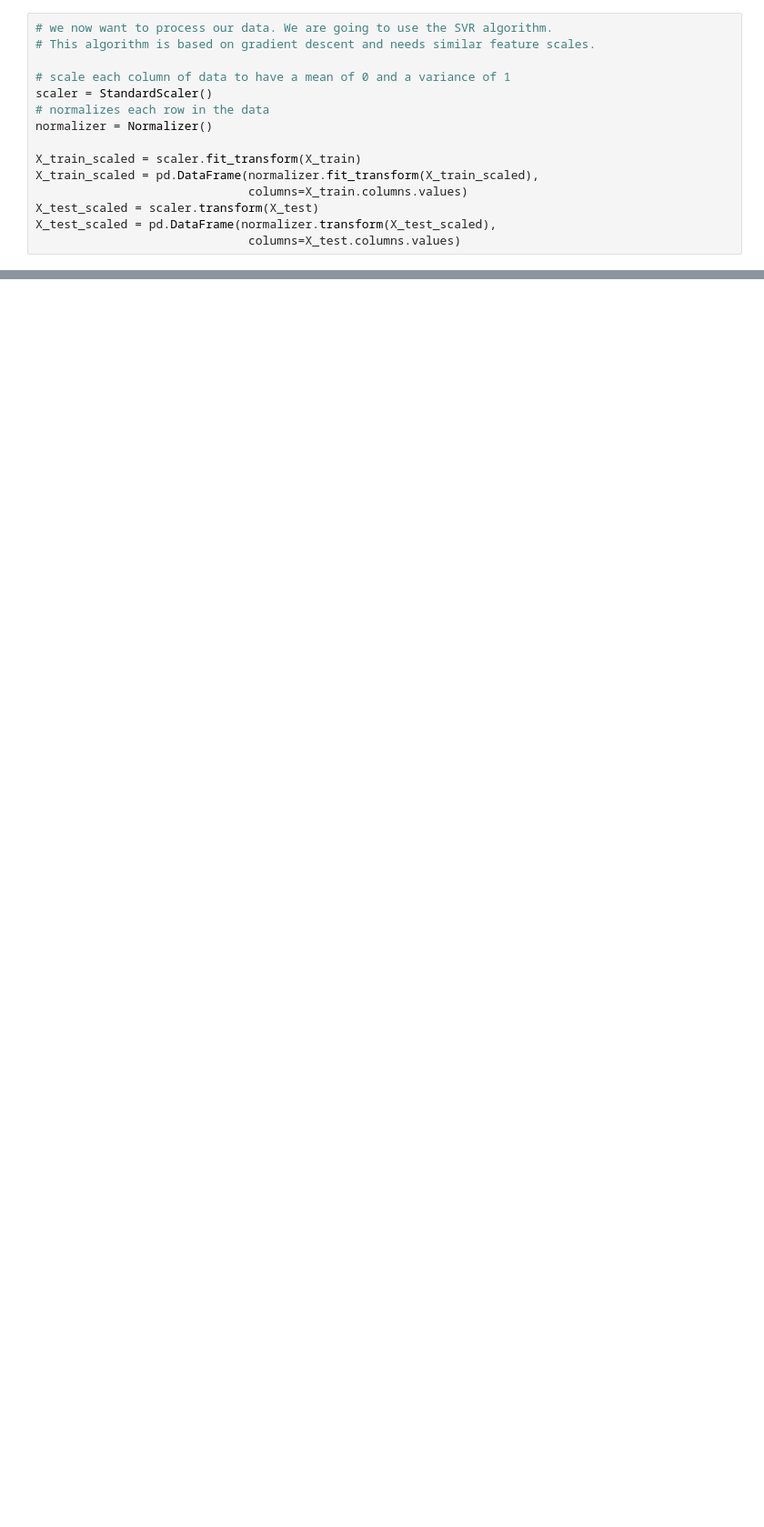
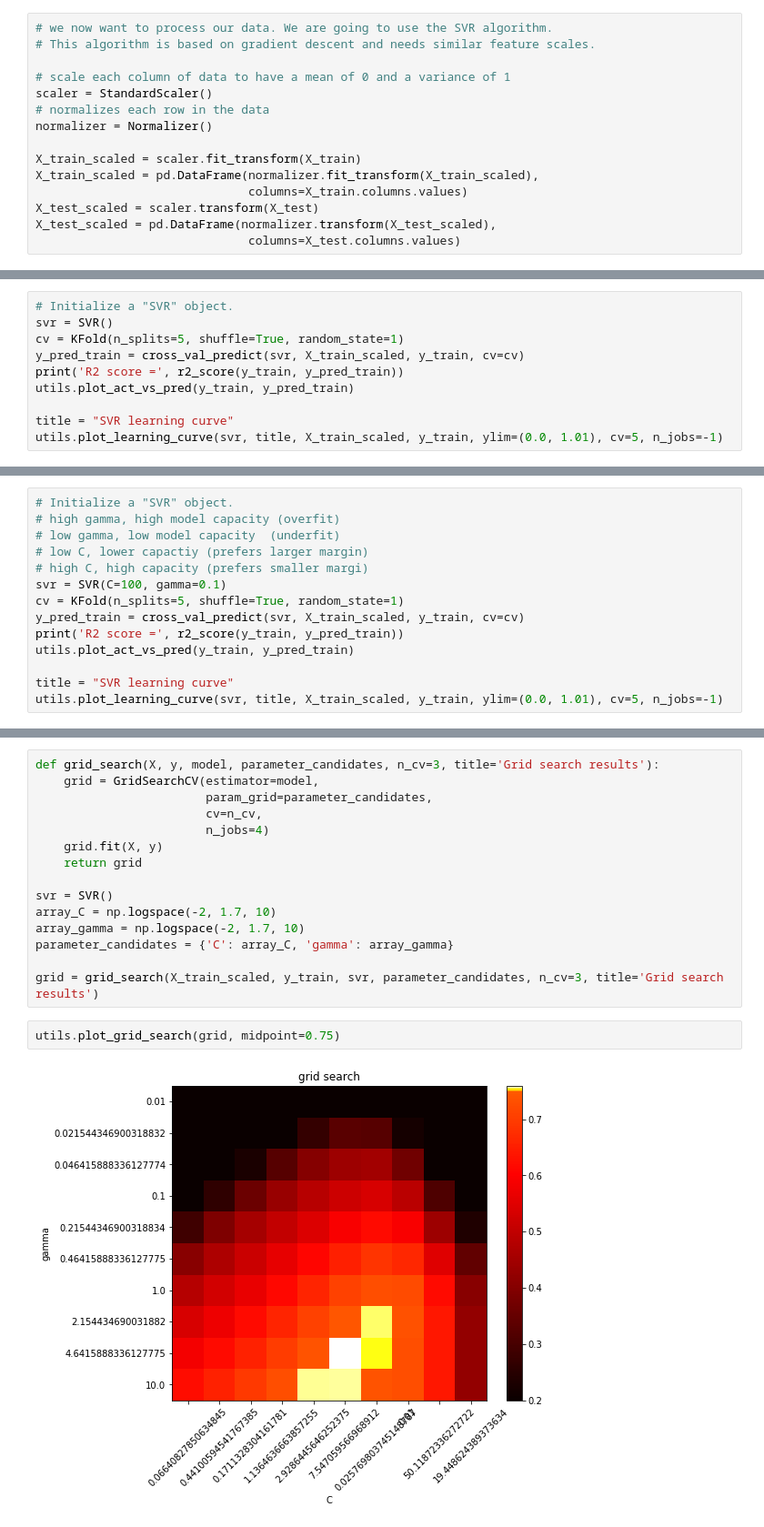
Before and after one commit to Kaaiian/UCSB_sklearn_workshop, a Jupyter notebook: band_gap_second_pass.ipynb, the cells around one changed output, grey strips where cells are left out. Shown at 91% size. Saved outputs shown, nothing was run; the diff lists cells and outputs as text; blank space fills up the shorter version.

```diff
--- a/band_gap_second_pass.ipynb
+++ b/band_gap_second_pass.ipynb
@@ -258,0 +257,10 @@ grid = grid_search(X_train, y_train, rf, parameter_candidates, n_cv=3, title='Gr
+# %%
+# Initialize a "SVR" object.
+svr = SVR()
+cv = KFold(n_splits=5, shuffle=True, random_state=1)
+y_pred_train = cross_val_predict(svr, X_train_scaled, y_train, cv=cv)
+print('R2 score =', r2_score(y_train, y_pred_train))
+utils.plot_act_vs_pred(y_train, y_pred_train)
+
+title = "SVR learning curve"
+utils.plot_learning_curve(svr, title, X_train_scaled, y_train, ylim=(0.0, 1.01), cv=5, n_jobs=-1)
@@ -258,0 +279,14 @@ grid = grid_search(X_train, y_train, rf, parameter_candidates, n_cv=3, title='Gr
+# %%
+# Initialize a "SVR" object.
+# high gamma, high model capacity (overfit)
+# low gamma, low model capacity  (underfit)
+# low C, lower capactiy (prefers larger margin)
+# high C, high capacity (prefers smaller margi)
+svr = SVR(C=100, gamma=0.1)
+cv = KFold(n_splits=5, shuffle=True, random_state=1)
+y_pred_train = cross_val_predict(svr, X_train_scaled, y_train, cv=cv)
+print('R2 score =', r2_score(y_train, y_pred_train))
+utils.plot_act_vs_pred(y_train, y_pred_train)
+
+title = "SVR learning curve"
+utils.plot_learning_curve(svr, title, X_train_scaled, y_train, ylim=(0.0, 1.01), cv=5, n_jobs=-1)
@@ -258,0 +297,19 @@ grid = grid_search(X_train, y_train, rf, parameter_candidates, n_cv=3, title='Gr
+# %%
+def grid_search(X, y, model, parameter_candidates, n_cv=3, title='Grid search results'):
+    grid = GridSearchCV(estimator=model,
+                        param_grid=parameter_candidates,
+                        cv=n_cv,
+                        n_jobs=4)
+    grid.fit(X, y)
+    return grid
+
+svr = SVR()
+array_C = np.logspace(-2, 1.7, 10)
+array_gamma = np.logspace(-2, 1.7, 10)
+parameter_candidates = {'C': array_C, 'gamma': array_gamma}
+
+grid = grid_search(X_train_scaled, y_train, svr, parameter_candidates, n_cv=3, title='Grid search results')
+# %%
+utils.plot_grid_search(grid, midpoint=0.75)
+# %% [output]
+[figure, added]
```
Also changed, not shown: parts of 55 cells of this notebook, 5 other files.
